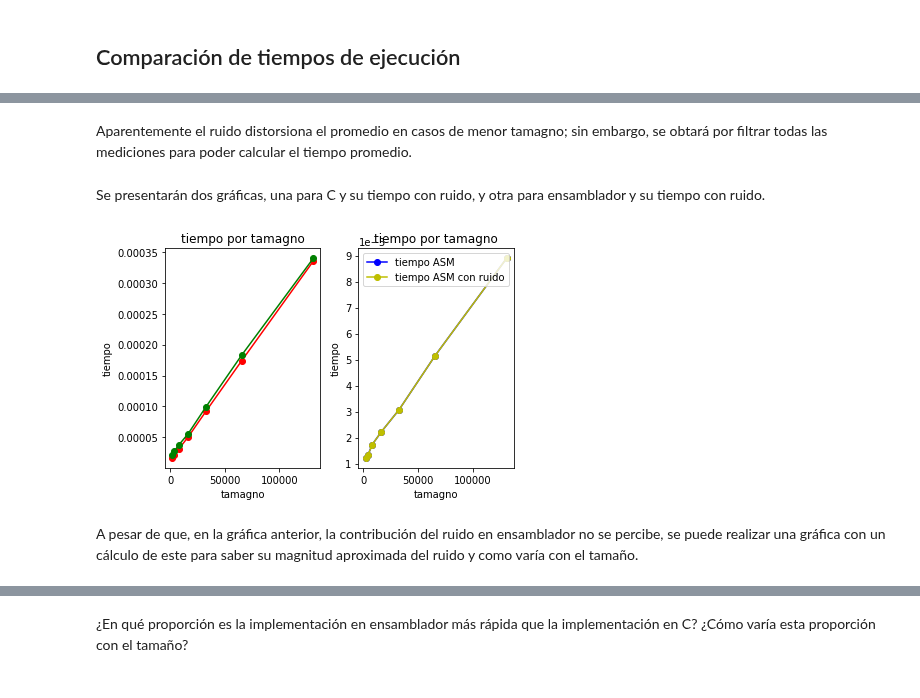
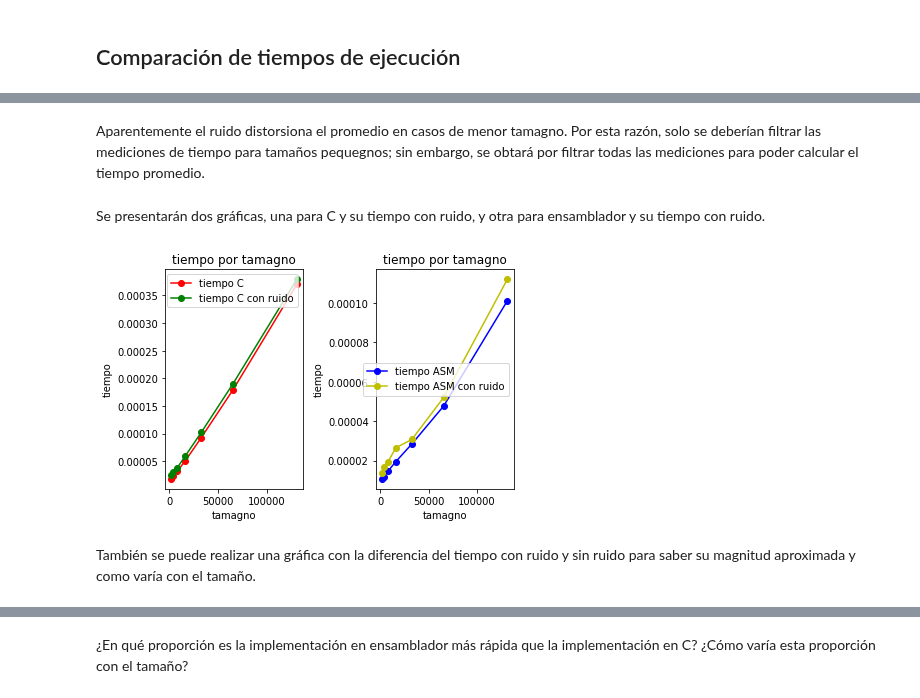
Before and after one commit to stefano-andre/sobre-python, a Jupyter notebook: python-ctypes.ipynb, the cells around one changed output, grey strips where cells are left out. Drawn from its saved outputs; the diff is of its cells as text; code cells hidden in the pictures.

Commit message:
arreglo en la grafica de ensamblador

```diff
--- a/python-ctypes.ipynb
+++ b/python-ctypes.ipynb
@@ -467,5 +463,5 @@ plt.tight_layout()
 # %% [markdown]
-Aparentemente el ruido distorsiona el promedio en casos de menor tamagno; sin embargo, se obtará por filtrar todas las mediciones para poder calcular el tiempo promedio.
+Aparentemente el ruido distorsiona el promedio en casos de menor tamagno. Por esta razón, solo se deberían filtrar las mediciones de tiempo para tamaños pequegnos; sin embargo, se obtará por filtrar todas las mediciones para poder calcular el tiempo promedio.
 # %%
 # caso general
 
@@ -504,23 +500,25 @@ Se presentarán dos gráficas, una para C y su tiempo con ruido, y otra para ens
 # %%
 plt.subplot(1,2,1)
 plt.plot(sizes, tc, 'r-o', label='tiempo C')
 plt.plot(sizes, tcr, 'g-o', label='tiempo C con ruido')
 plt.title('tiempo por tamagno')
 plt.xlabel('tamagno')
 plt.ylabel('tiempo')
+plt.legend()
+plt.tight_layout()
 plt.subplot(1,2,2)
-plt.plot(sizes, tasmr, 'b-o', label='tiempo ASM')
+plt.plot(sizes, tasm, 'b-o', label='tiempo ASM')
 plt.plot(sizes, tasmr, 'y-o', label='tiempo ASM con ruido')
 plt.title('tiempo por tamagno')
 plt.xlabel('tamagno')
 plt.ylabel('tiempo')
 plt.legend()
 plt.tight_layout()
 plt.show()
 # %% [output]
-[figure, old version]
+[figure, new version]
 # %% [markdown]
-A pesar de que, en la gráfica anterior, la contribución del ruido en ensamblador no se percibe, se puede realizar una gráfica con un cálculo de este para saber su magnitud aproximada del ruido y como varía con el tamaño.
+También se puede realizar una gráfica con la diferencia del tiempo con ruido y sin ruido para saber su magnitud aproximada y como varía con el tamaño.
 # %%
 plt.plot(sizes, tcr-tc, 'r-+', label='ruido C')
 plt.plot(sizes, tasmr-tasm, 'b-o', label='ruido ASM')
```
Also changed, not shown: parts of 11 cells of this notebook.
